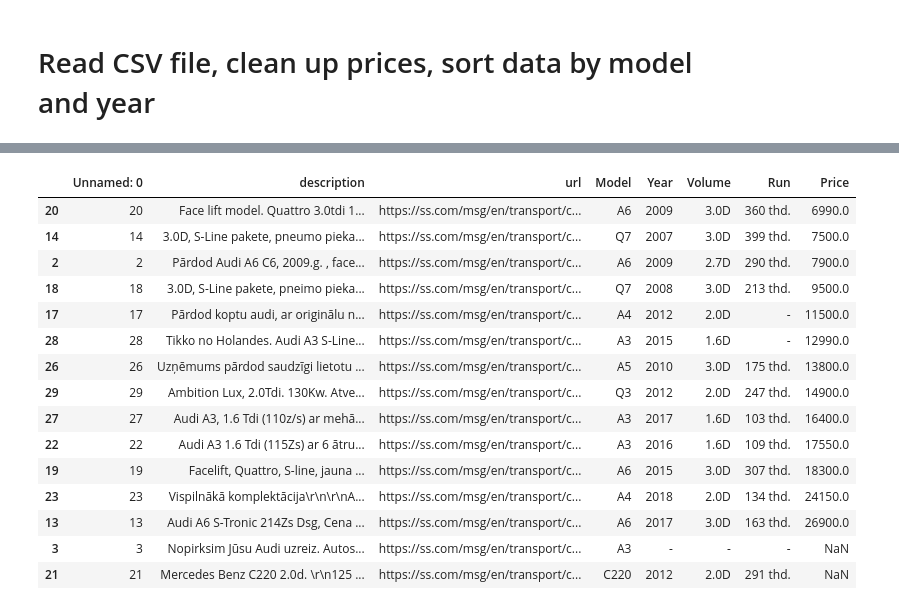
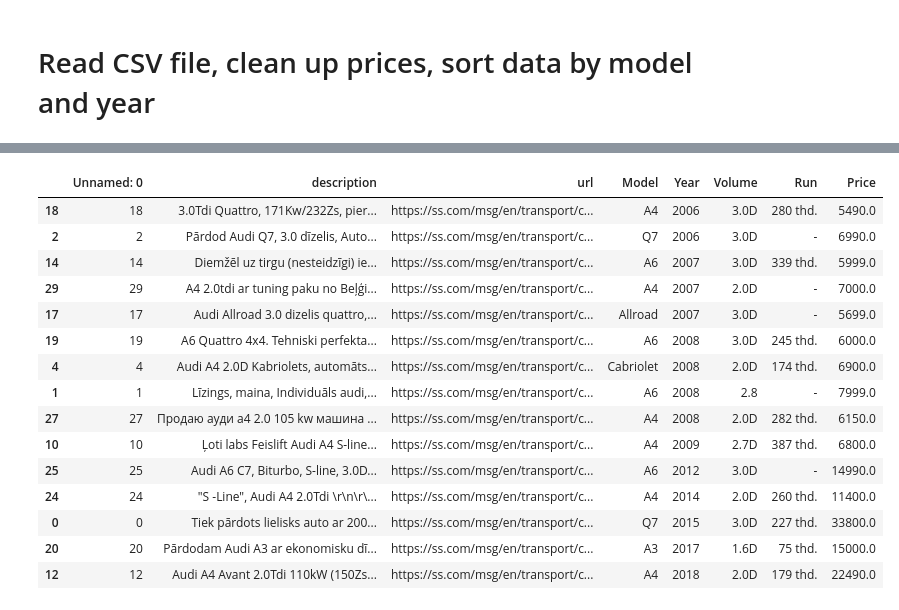
Before and after one commit to ugnevaisvilaite/She-Goes-Tech22, a Jupyter notebook: day_20/day_20_homework.ipynb, the cells around one changed output, grey strips where cells are left out. Cells and saved outputs as stored; diff of their text form; code cells hidden in the pictures.

```diff
--- a/day_20/day_20_homework.ipynb
+++ b/day_20/day_20_homework.ipynb
@@ -140,20 +163,20 @@ Name: Price, dtype: float64
 # %%
-audi_sorted_by_price = audi_df.sort_values(by="Price",ascending=True)
-audi_sorted_by_price.tail(15)
+audi_sorted_by_year = audi_df.sort_values(["Year"],ascending=True)
+audi_sorted_by_year.tail(15)
 # %% [output]
 |  | Unnamed: 0 | description | url | Model | Year | Volume | Run | Price |
-| 20 | 20 | Face lift model. Quattro 3.0tdi 1... | https://ss.com/msg/en/transport/c... | A6 | 2009 | 3.0D | 360 thd. | 6990.0 |
-| 14 | 14 | 3.0D, S-Line pakete, pneumo pieka... | https://ss.com/msg/en/transport/c... | Q7 | 2007 | 3.0D | 399 thd. | 7500.0 |
-| 2 | 2 | Pārdod Audi A6 C6, 2009.g. , face... | https://ss.com/msg/en/transport/c... | A6 | 2009 | 2.7D | 290 thd. | 7900.0 |
-| 18 | 18 | 3.0D, S-Line pakete, pneimo pieka... | https://ss.com/msg/en/transport/c... | Q7 | 2008 | 3.0D | 213 thd. | 9500.0 |
-| 17 | 17 | Pārdod koptu audi, ar originālu n... | https://ss.com/msg/en/transport/c... | A4 | 2012 | 2.0D | - | 11500.0 |
-| 28 | 28 | Tikko no Holandes. Audi A3 S-Line... | https://ss.com/msg/en/transport/c... | A3 | 2015 | 1.6D | - | 12990.0 |
-| 26 | 26 | Uzņēmums pārdod saudzīgi lietotu ... | https://ss.com/msg/en/transport/c... | A5 | 2010 | 3.0D | 175 thd. | 13800.0 |
-| 29 | 29 | Ambition Lux, 2.0Tdi. 130Kw. Atve... | https://ss.com/msg/en/transport/c... | Q3 | 2012 | 2.0D | 247 thd. | 14900.0 |
-| 27 | 27 | Audi A3, 1.6 Tdi (110z/s) ar mehā... | https://ss.com/msg/en/transport/c... | A3 | 2017 | 1.6D | 103 thd. | 16400.0 |
-| 22 | 22 | Audi A3 1.6 Tdi (115Zs) ar 6 ātru... | https://ss.com/msg/en/transport/c... | A3 | 2016 | 1.6D | 109 thd. | 17550.0 |
-| 19 | 19 | Facelift, Quattro, S-line, jauna ... | https://ss.com/msg/en/transport/c... | A6 | 2015 | 3.0D | 307 thd. | 18300.0 |
-| 23 | 23 | Vispilnākā komplektācija\r\n\r\nA... | https://ss.com/msg/en/transport/c... | A4 | 2018 | 2.0D | 134 thd. | 24150.0 |
-| 13 | 13 | Audi A6 S-Tronic 214Zs Dsg, Cena ... | https://ss.com/msg/en/transport/c... | A6 | 2017 | 3.0D | 163 thd. | 26900.0 |
-| 3 | 3 | Nopirksim Jūsu Audi uzreiz. Autos... | https://ss.com/msg/en/transport/c... | A3 | - | - | - | NaN |
-| 21 | 21 | Mercedes Benz C220 2.0d. \r\n125 ... | https://ss.com/msg/en/transport/c... | C220 | 2012 | 2.0D | 291 thd. | NaN |
+| 18 | 18 | 3.0Tdi Quattro, 171Kw/232Zs, pier... | https://ss.com/msg/en/transport/c... | A4 | 2006 | 3.0D | 280 thd. | 5490.0 |
+| 2 | 2 | Pārdod Audi Q7, 3.0 dīzelis, Auto... | https://ss.com/msg/en/transport/c... | Q7 | 2006 | 3.0D | - | 6990.0 |
+| 14 | 14 | Diemžēl uz tirgu (nesteidzīgi) ie... | https://ss.com/msg/en/transport/c... | A6 | 2007 | 3.0D | 339 thd. | 5999.0 |
+| 29 | 29 | A4 2.0tdi ar tuning paku no Beļģi... | https://ss.com/msg/en/transport/c... | A4 | 2007 | 2.0D | - | 7000.0 |
+| 17 | 17 | Audi Allroad 3.0 dizelis quattro,... | https://ss.com/msg/en/transport/c... | Allroad | 2007 | 3.0D | - | 5699.0 |
+| 19 | 19 | A6 Quattro 4x4. Tehniski perfekta... | https://ss.com/msg/en/transport/c... | A6 | 2008 | 3.0D | 245 thd. | 6000.0 |
+| 4 | 4 | Audi A4 2.0D Kabriolets, automāts... | https://ss.com/msg/en/transport/c... | Cabriolet | 2008 | 2.0D | 174 thd. | 6900.0 |
+| 1 | 1 | Līzings, maina, Individuāls audi,... | https://ss.com/msg/en/transport/c... | A6 | 2008 | 2.8 | - | 7999.0 |
+| 27 | 27 | Продаю ауди а4 2.0 105 kw машина ... | https://ss.com/msg/en/transport/c... | A4 | 2008 | 2.0D | 282 thd. | 6150.0 |
+| 10 | 10 | Ļoti labs Feislift Audi A4 S-line... | https://ss.com/msg/en/transport/c... | A4 | 2009 | 2.7D | 387 thd. | 6800.0 |
+| 25 | 25 | Audi A6 C7, Biturbo, S-line, 3.0D... | https://ss.com/msg/en/transport/c... | A6 | 2012 | 3.0D | - | 14990.0 |
+| 24 | 24 | "S -Line", Audi A4 2.0Tdi \r\n\r\... | https://ss.com/msg/en/transport/c... | A4 | 2014 | 2.0D | 260 thd. | 11400.0 |
+| 0 | 0 | Tiek pārdots lielisks auto ar 200... | https://ss.com/msg/en/transport/c... | Q7 | 2015 | 3.0D | 227 thd. | 33800.0 |
+| 20 | 20 | Pārdodam Audi A3 ar ekonomisku dī... | https://ss.com/msg/en/transport/c... | A3 | 2017 | 1.6D | 75 thd. | 15000.0 |
+| 12 | 12 | Audi A4 Avant 2.0Tdi 110kW (150Zs... | https://ss.com/msg/en/transport/c... | A4 | 2018 | 2.0D | 179 thd. | 22490.0 |
```
Also changed, not shown: parts of 16 cells of this notebook, 1 other file.
